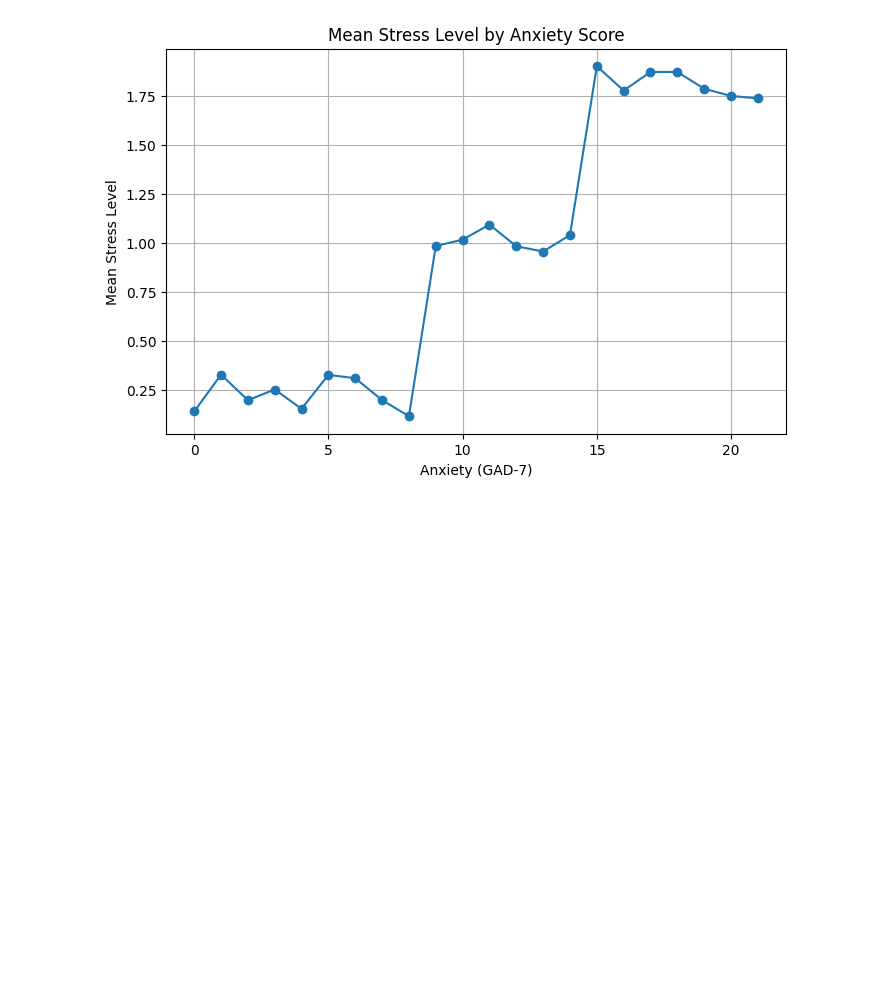
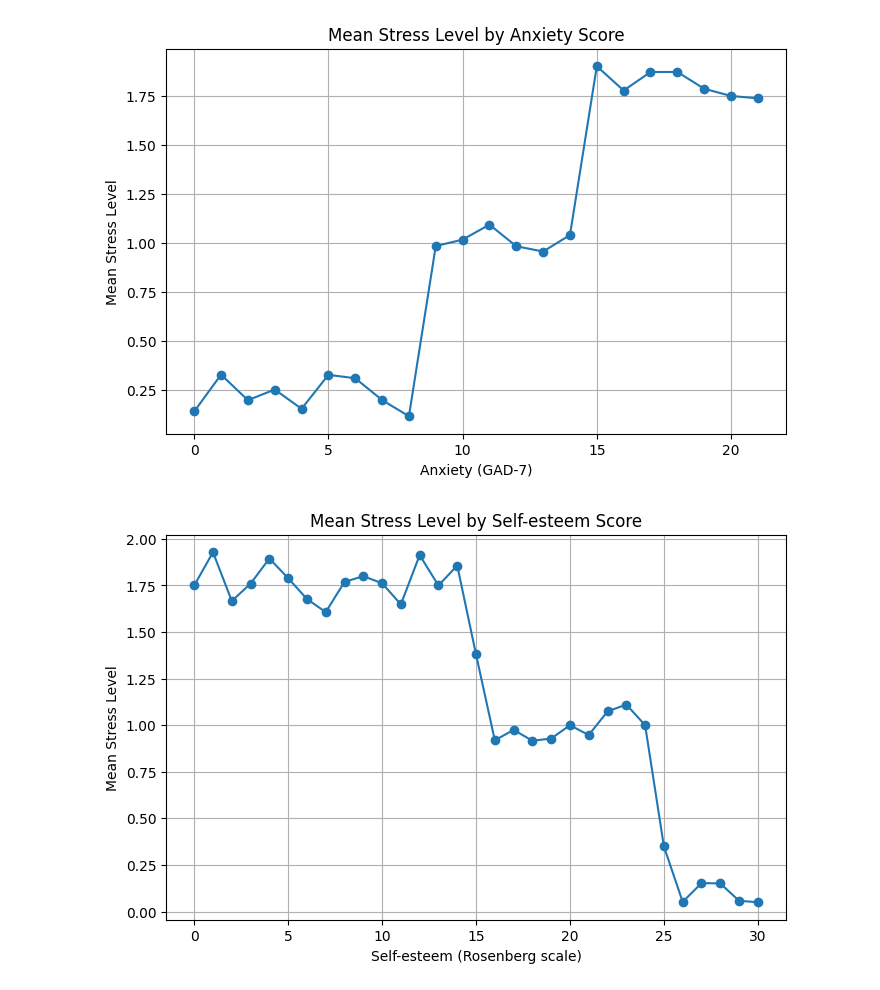
Before and after one commit to stud-mon/stud-mon, a Jupyter notebook: notebooks/data_exploration.ipynb, the cells around one changed output. Cells and saved outputs as stored; diff of their text form; code cells hidden in the pictures; blank space fills up the shorter version.

```diff
--- a/notebooks/data_exploration.ipynb
+++ b/notebooks/data_exploration.ipynb
@@ -143,3 +144,15 @@ plt.grid(True)
 plt.show()
 # %% [output]
 [figure]
+# %%
+means = df.groupby('self_esteem')['stress_level'].mean()
+
+plt.figure(figsize=(8,5))
+plt.plot(means.index, means.values, marker='o')
+plt.xlabel('Self-esteem (Rosenberg scale)')
+plt.ylabel('Mean Stress Level')
+plt.title('Mean Stress Level by Self-esteem Score')
+plt.grid(True)
+plt.show()
+# %% [output]
+[figure, added]
```
Also changed, not shown: parts of 4 cells of this notebook, 1 other file.
